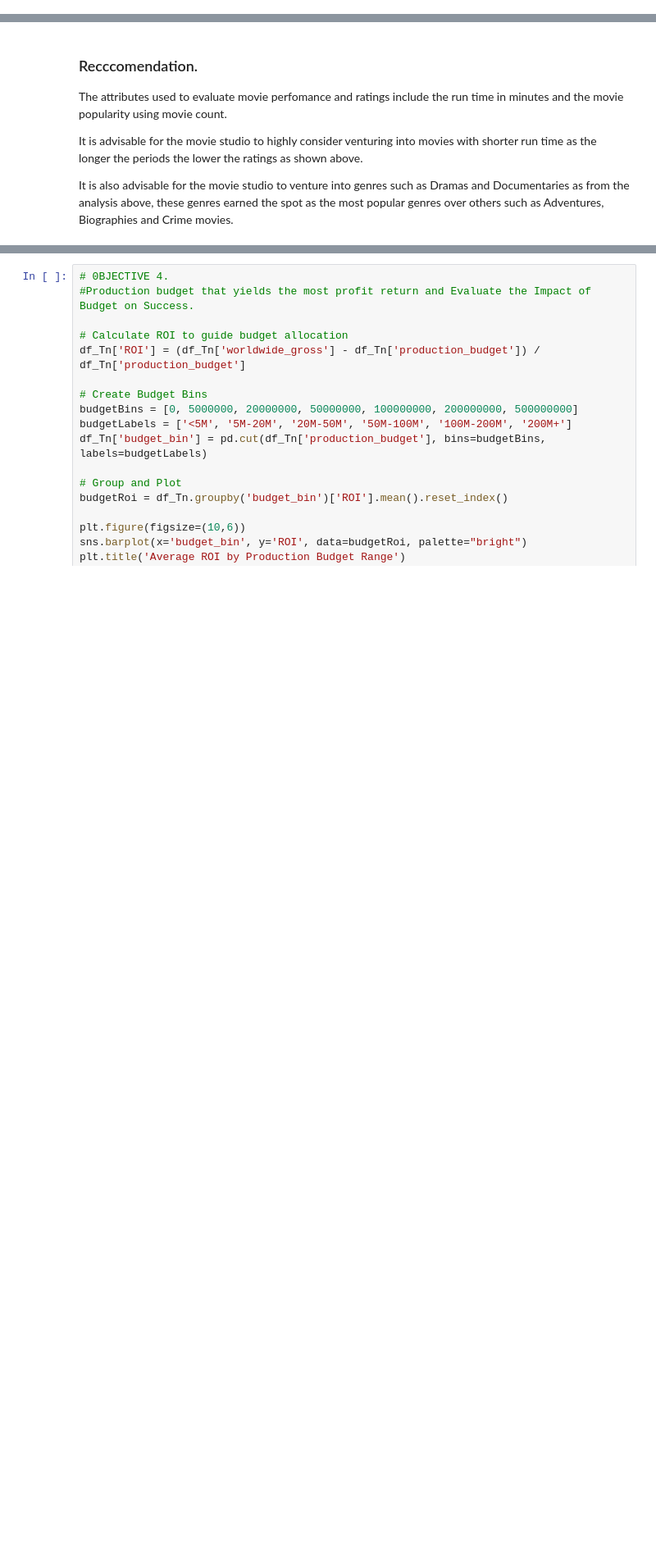
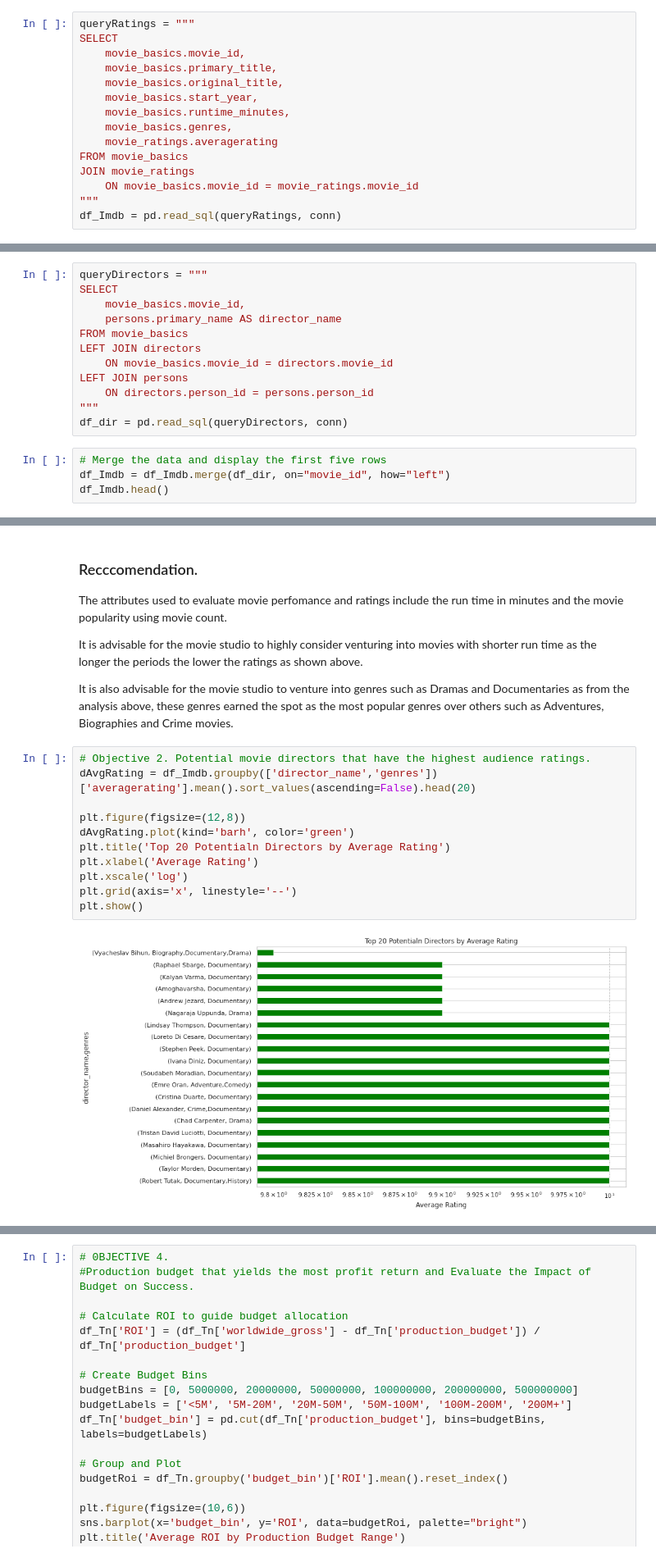
Before and after one commit to Godfrey-249/Phase-2-Project, a Jupyter notebook: Index.ipynb, the cells around one changed output, grey strips where cells are left out. Shown: that part at 82% size. Saved outputs shown, nothing was run; the diff lists cells and outputs as text; blank space fills up the shorter version.

Commit message:
ADD:Potential Directors and best Studios

```diff
--- a/Index.ipynb
+++ b/Index.ipynb
@@ -59,0 +64,15 @@ df_Imdb.head()
+# %%
+queryRatings = """
+SELECT
+    movie_basics.movie_id,
+    movie_basics.primary_title,
+    movie_basics.original_title,
+    movie_basics.start_year,
+    movie_basics.runtime_minutes,
+    movie_basics.genres,
+    movie_ratings.averagerating
+FROM movie_basics
+JOIN movie_ratings
+    ON movie_basics.movie_id = movie_ratings.movie_id
+"""
+df_Imdb = pd.read_sql(queryRatings, conn)
@@ -59,0 +81,16 @@ df_Imdb.head()
+# %%
+queryDirectors = """
+SELECT
+    movie_basics.movie_id,
+    persons.primary_name AS director_name
+FROM movie_basics
+LEFT JOIN directors
+    ON movie_basics.movie_id = directors.movie_id
+LEFT JOIN persons
+    ON directors.person_id = persons.person_id
+"""
+df_dir = pd.read_sql(queryDirectors, conn)
+# %%
+# Merge the data and display the first five rows
+df_Imdb = df_Imdb.merge(df_dir, on="movie_id", how="left")
+df_Imdb.head()
@@ -372,3 +412,16 @@ The attributes used to evaluate movie perfomance and ratings include the run tim
 It is advisable for the movie studio to highly consider venturing into movies with shorter run time as the longer the periods the lower the ratings as shown above.
 
 It is also advisable for the movie studio to venture into genres such as Dramas and Documentaries as from the analysis above, these genres earned the spot as the most popular genres over others such as Adventures, Biographies and Crime movies.
+# %%
+# Objective 2. Potential movie directors that have the highest audience ratings.
+dAvgRating = df_Imdb.groupby(['director_name','genres'])['averagerating'].mean().sort_values(ascending=False).head(20)
+
+plt.figure(figsize=(12,8))
+dAvgRating.plot(kind='barh', color='green')
+plt.title('Top 20 Potentialn Directors by Average Rating')
+plt.xlabel('Average Rating')
+plt.xscale('log')
+plt.grid(axis='x', linestyle='--')
+plt.show()
+# %% [output]
+[figure, added]
```
Also changed, not shown: parts of 9 cells of this notebook, 6 other files.
